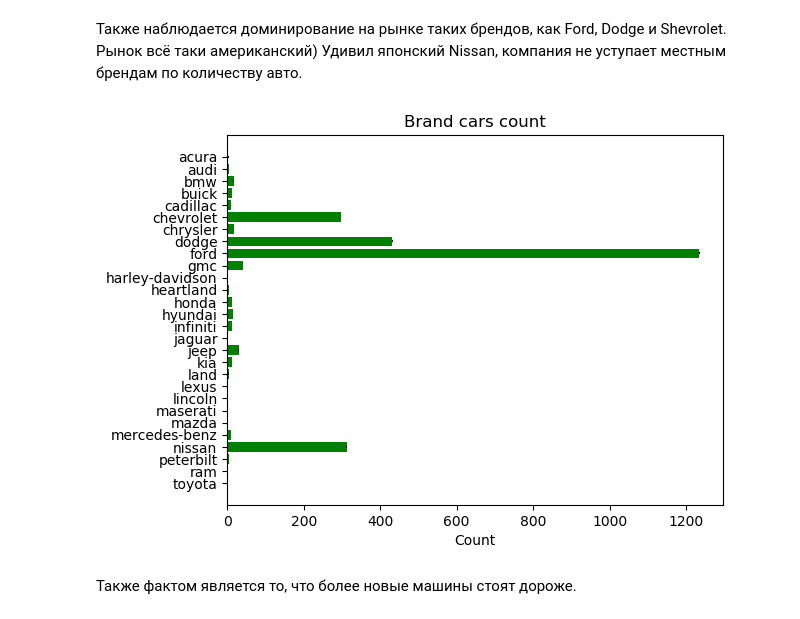
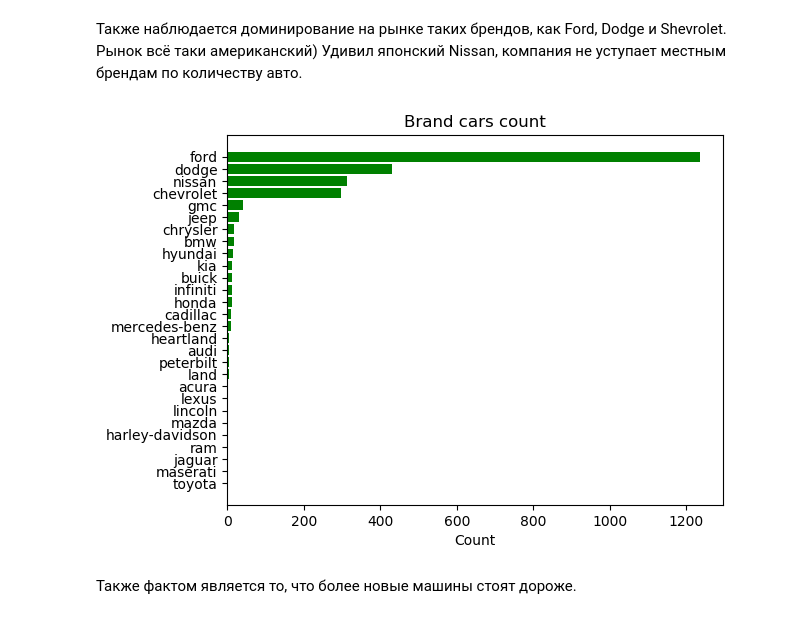
Before and after one commit to Aladiev/data-mining, a Jupyter notebook: visualization.ipynb, the cells around one changed output. Cells and saved outputs as stored; diff of their text form; code cells hidden in the pictures.

Commit message:
Sorted values in graph( brand cars count )

```diff
--- a/visualization.ipynb
+++ b/visualization.ipynb
@@ -41,26 +41,31 @@ pass
 Удивил японский Nissan, компания не уступает местным брендам по количеству авто.
 # %%
 brand_values = np.unique(data.brand.values, return_counts=True)
+brands_count = len(brand_values[0])
 
 plt.rcdefaults()
 fig, ax = plt.subplots()
 
-brands = brand_values[0]
-y_pos = np.arange(len(brand_values[0]))
-performance = brand_values[1]
-error = np.random.rand(len(brands))
+df = pd.DataFrame({
+    'brands': brand_values[0],
+    'counts': brand_values[1]
+}).sort_values(by=['counts'])
 
-ax.barh(y_pos, performance, xerr=error, align='center',
-        color='green', ecolor='black')
-ax.set_yticks(y_pos)
+brands = df.brands[::-1]
+counts = df.counts[::-1]
+
+positions = np.arange(brands_count)
+
+ax.barh(positions, counts, align='center', color='green', ecolor='black')
+ax.set_yticks(positions)
 ax.set_yticklabels(brands)
-ax.invert_yaxis()  # labels read top-to-bottom
+ax.invert_yaxis()
 ax.set_xlabel('Count')
 ax.set_title('Brand cars count')
 
 plt.show()
 # %% [output]
-[figure, old version]
+[figure, new version]
 # %% [markdown]
 Также фактом является то, что более новые машины стоят дороже.
 # %%
```
